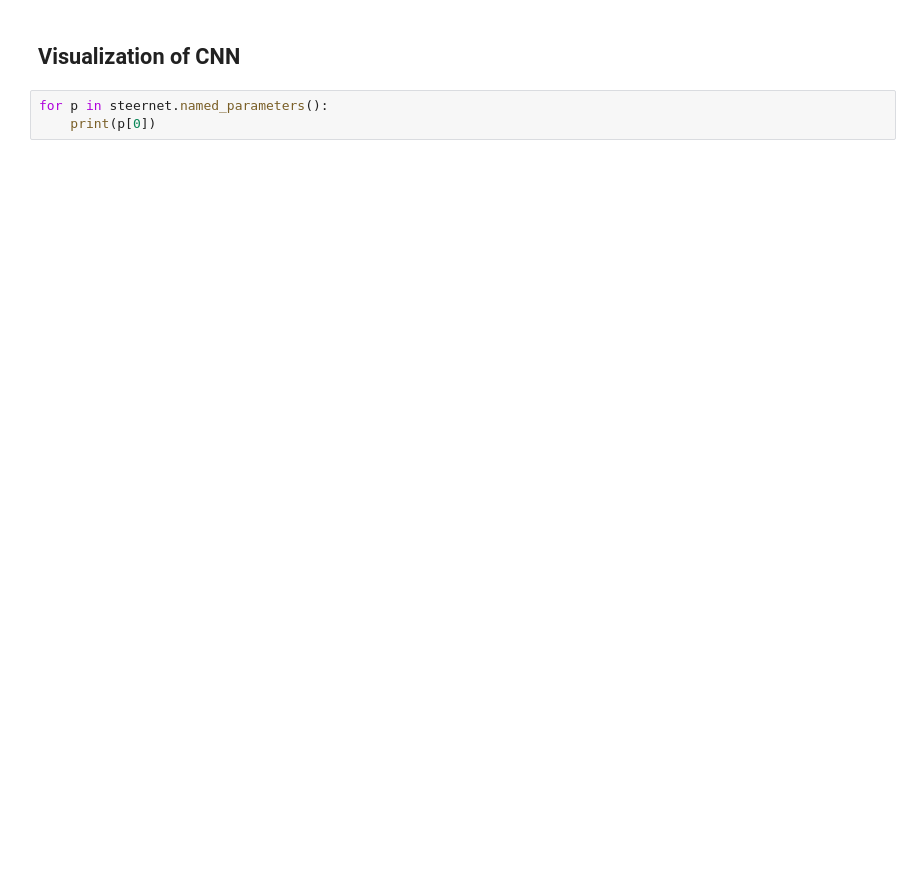
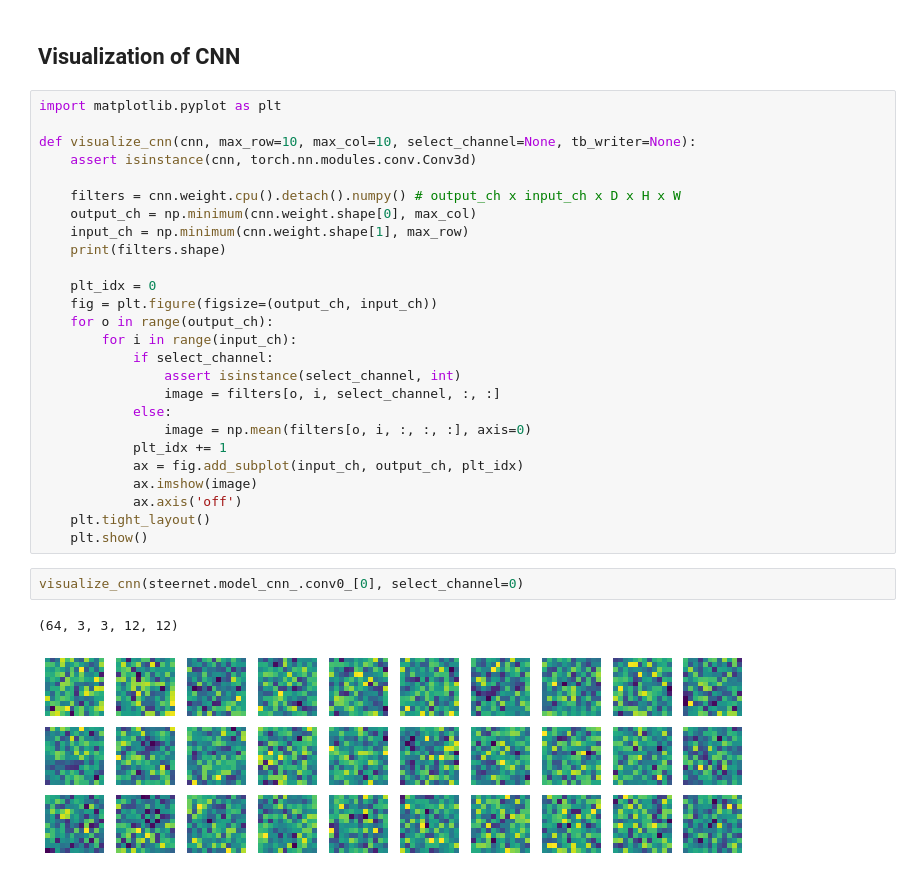
Before and after one commit to cvcore/steering-angle-prediction, a Jupyter notebook: steering_prediction.ipynb, the cells around one changed output. Saved outputs shown, nothing was run; the diff lists cells and outputs as text; blank space fills up the shorter version.

Commit message:
add cnn visualization

```diff
--- a/steering_prediction.ipynb
+++ b/steering_prediction.ipynb
@@ -646,5 +641,33 @@ Finished validating epoch 1
 # %% [markdown]
 ## Visualization of CNN
-# %%
-for p in steernet.named_parameters():
-    print(p[0])
+# %%
+import matplotlib.pyplot as plt
+
+def visualize_cnn(cnn, max_row=10, max_col=10, select_channel=None, tb_writer=None):
+    assert isinstance(cnn, torch.nn.modules.conv.Conv3d)
+
+    filters = cnn.weight.cpu().detach().numpy() # output_ch x input_ch x D x H x W
+    output_ch = np.minimum(cnn.weight.shape[0], max_col)
+    input_ch = np.minimum(cnn.weight.shape[1], max_row)
+    print(filters.shape)
+
+    plt_idx = 0
+    fig = plt.figure(figsize=(output_ch, input_ch))
+    for o in range(output_ch):
+        for i in range(input_ch):
+            if select_channel:
+                assert isinstance(select_channel, int)
+                image = filters[o, i, select_channel, :, :]
+            else:
+                image = np.mean(filters[o, i, :, :, :], axis=0)
+            plt_idx += 1
+            ax = fig.add_subplot(input_ch, output_ch, plt_idx)
+            ax.imshow(image)
+            ax.axis('off')
+    plt.tight_layout()
+    plt.show()
+# %%
+visualize_cnn(steernet.model_cnn_.conv0_[0], select_channel=0)
+# %% [output]
+(64, 3, 3, 12, 12)
+[figure, added]
```
Also changed, not shown: parts of 1 cell of this notebook.
